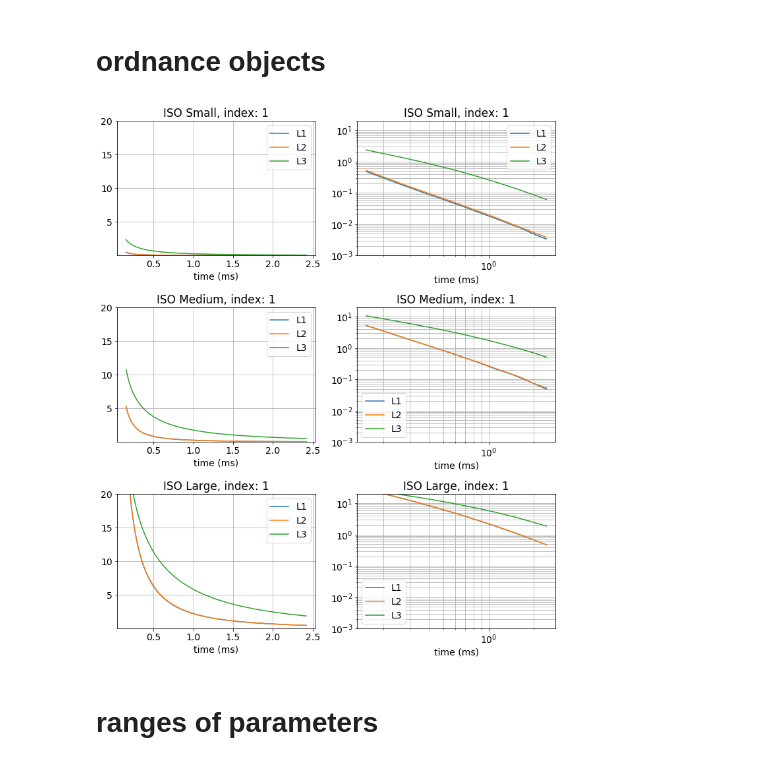
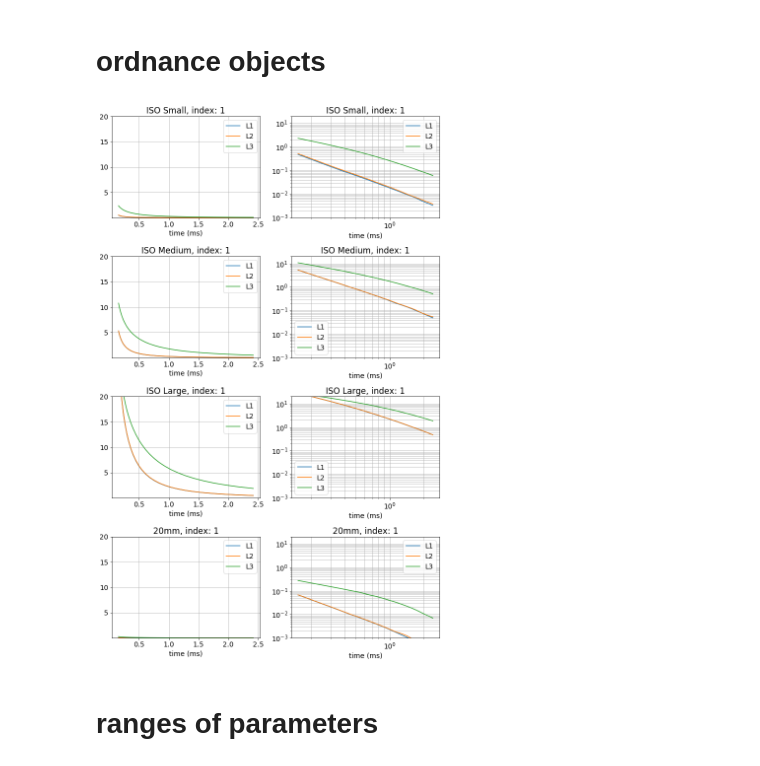
Before and after one commit to lheagy/uxo-notebooks, a Jupyter notebook: train-with-noise-scale-data-variable-noise-diff-polarizations-diff-obj-plus-clutter.ipynb, the cells around one changed output. Drawn from its saved outputs; the diff is of its cells as text; code cells hidden in the pictures.

```diff
--- a/train-with-noise-scale-data-variable-noise-diff-polarizations-diff-obj-plus-clutter.ipynb
+++ b/train-with-noise-scale-data-variable-noise-diff-polarizations-diff-obj-plus-clutter.ipynb
@@ -87,27 +87,28 @@ times = ordnance["ISO Small"]["times"]
 # %%
 plot_me = {
     "ISO Small": 1,
     "ISO Medium": 1,
     "ISO Large": 1,
+    "20mm": 1
 }
 fig, ax = plt.subplots(len(plot_me.keys()), 2, figsize=(10, 4*len(plot_me.keys())))
 
 for i, key in enumerate(plot_me.keys()):
     for l in ["L1", "L2", "L3"]:
         L = ordnance[key][l][plot_me[key]]
         ax[i, 0].plot(times, L, label=l)
         ax[i, 1].loglog(times, L, label=l)
 
     for a in ax[i, :]:
         a.set_title(f"{key}, index: {1}")
         a.grid(which="both")
         a.legend()
         a.set_xlabel("time (ms)")
         a.set_ylim([1e-3, 20])
 
 plt.tight_layout()
 # %% [output]
-[figure, old version]
+[figure, new version]
 # %% [markdown]
 # ranges of parameters
 # %%
```
Also changed, not shown: parts of 79 cells of this notebook, 7 other files.
